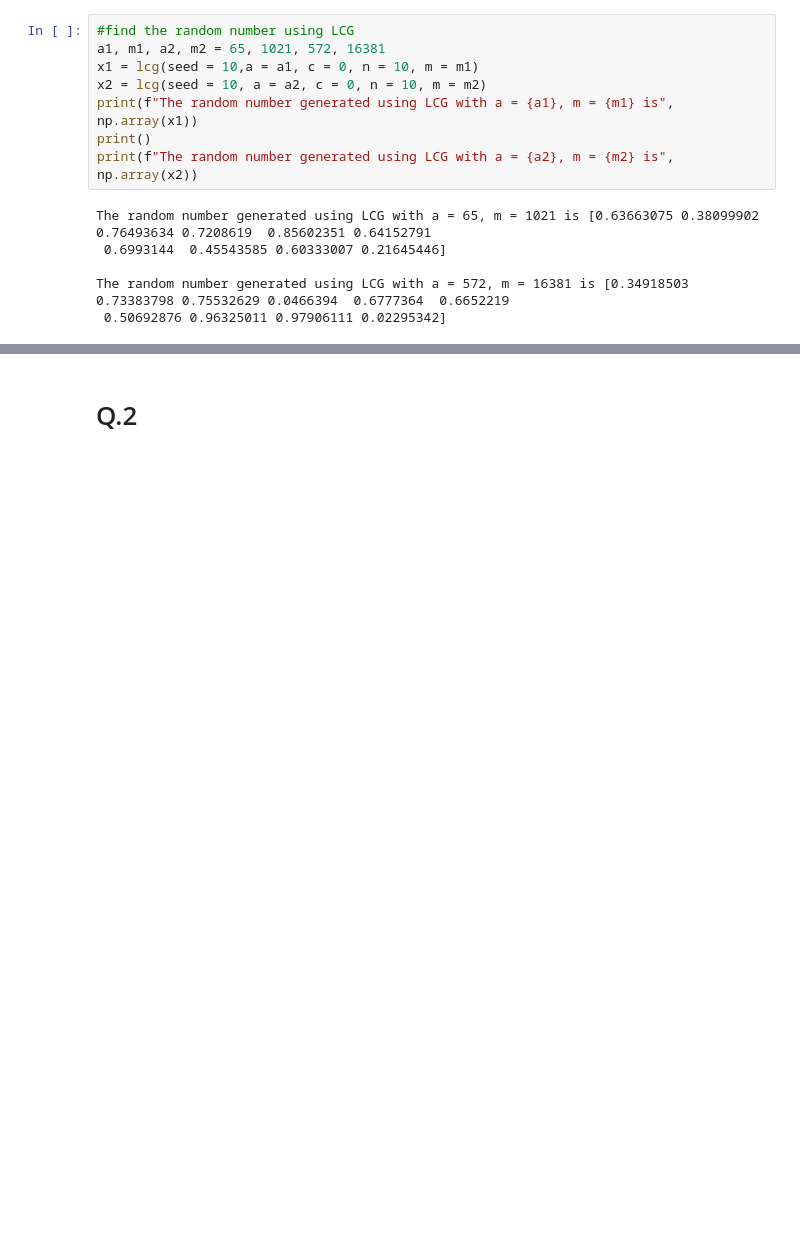
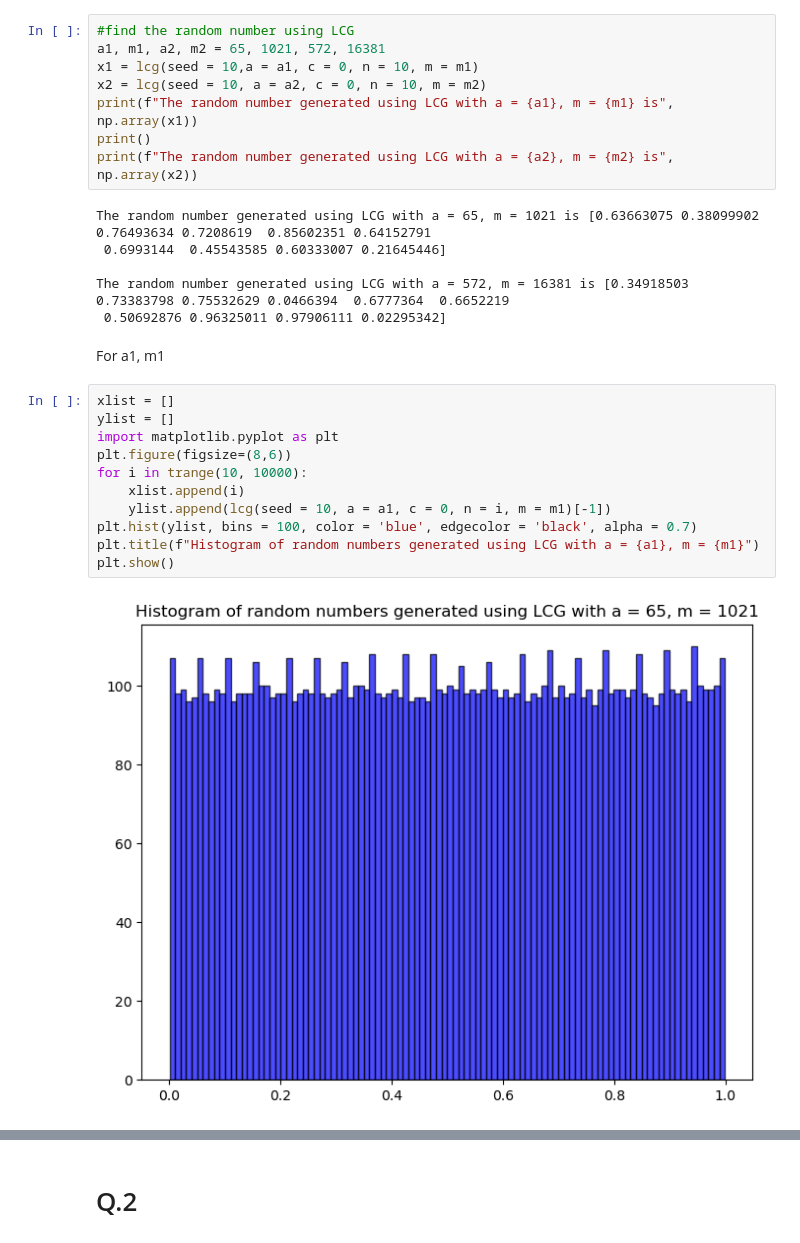
Before and after one commit to jabed-umar/adv-comp-phys, a Jupyter notebook: assign4.ipynb, the cells around one changed output, grey strips where cells are left out. Cells and saved outputs as stored; diff of their text form; blank space fills up the shorter version.

```diff
--- a/assign4.ipynb
+++ b/assign4.ipynb
@@ -22,3 +22,18 @@ The random number generated using LCG with a = 65, m = 1021 is [0.63663075 0.380
 
 The random number generated using LCG with a = 572, m = 16381 is [0.34918503 0.73383798 0.75532629 0.0466394  0.6777364  0.6652219
  0.50692876 0.96325011 0.97906111 0.02295342]
+# %% [markdown]
+For a1, m1
+# %%
+xlist = []
+ylist = []
+import matplotlib.pyplot as plt
+plt.figure(figsize=(8,6))
+for i in trange(10, 10000):
+    xlist.append(i)
+    ylist.append(lcg(seed = 10, a = a1, c = 0, n = i, m = m1)[-1])
+plt.hist(ylist, bins = 100, color = 'blue', edgecolor = 'black', alpha = 0.7)
+plt.title(f"Histogram of random numbers generated using LCG with a = {a1}, m = {m1}")
+plt.show()
+# %% [output]
+[figure, added]
```
Also changed, not shown: parts of 9 cells of this notebook, 1 other file.
